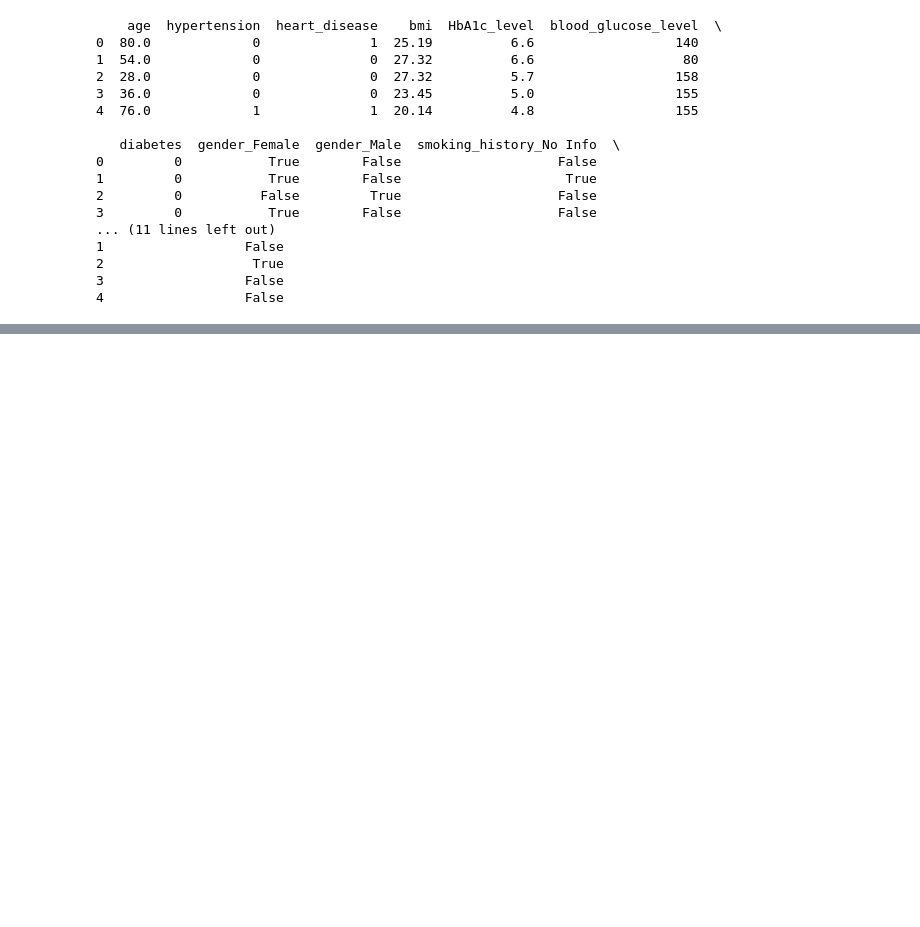
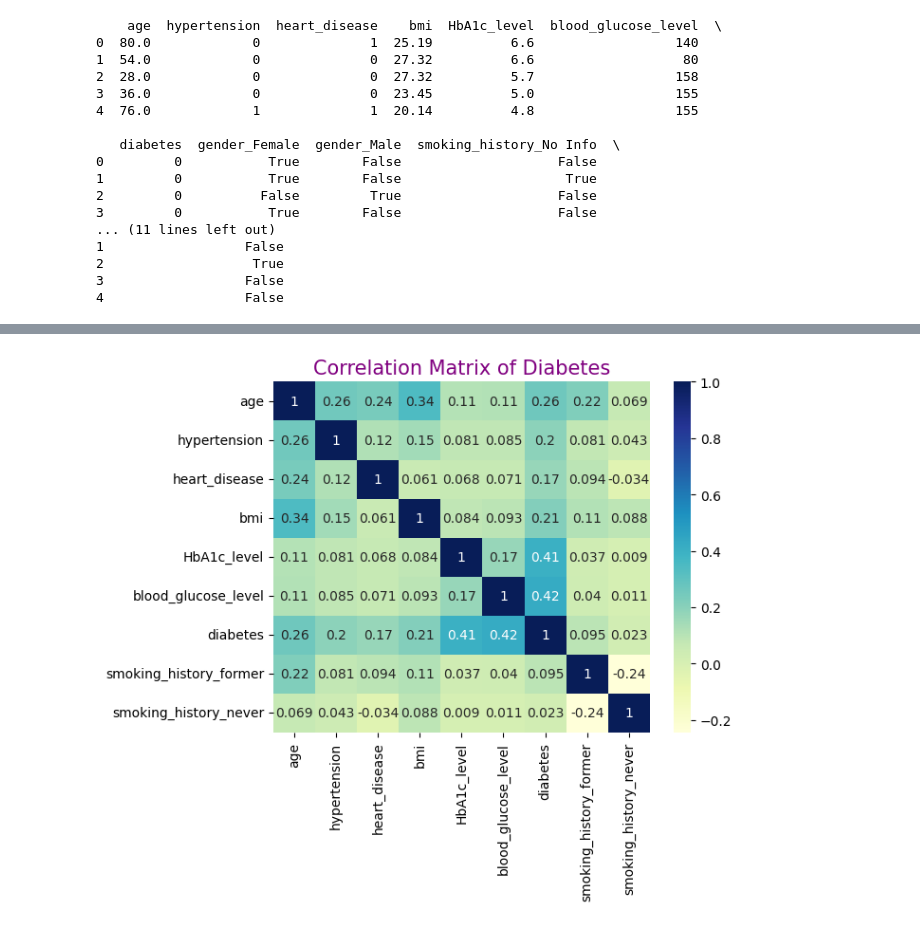
Before and after one commit to Hasnain-Sidd/Data-Science, a Jupyter notebook: Diabetes.ipynb, the cells around one changed output, grey strips where cells are left out. Cells and saved outputs as stored; diff of their text form; code cells hidden in the pictures; blank space fills up the shorter version.

```diff
--- a/Diabetes.ipynb
+++ b/Diabetes.ipynb
@@ -95,0 +97,7 @@ print(model.score(X_train,Y_train))
+# %%
+Corr=df1.corr()
+sns.heatmap(Corr,annot=True,cmap='YlGnBu')
+plt.title("Correlation Matrix of Diabetes",fontsize=15,color='purple')
+plt.show()
+# %% [output]
+[figure, added]
```
Also changed, not shown: parts of 3 cells of this notebook.
